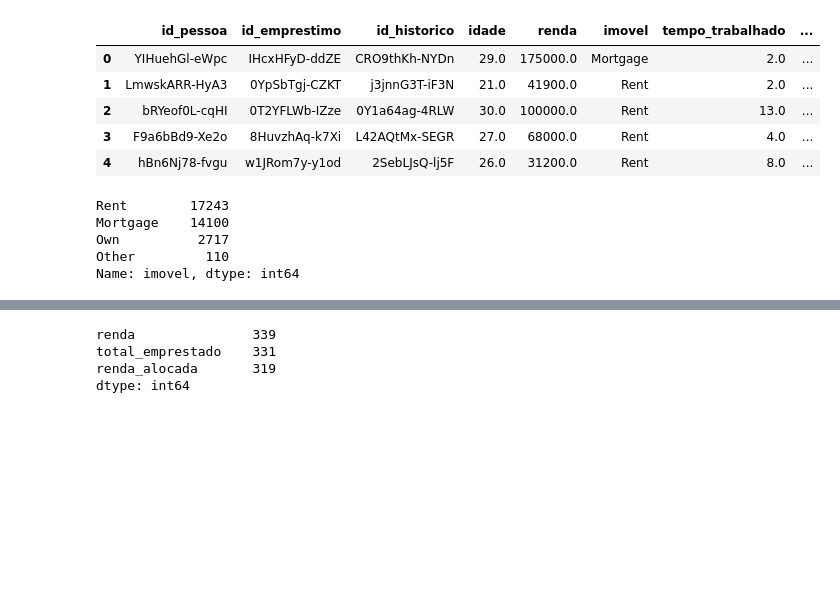
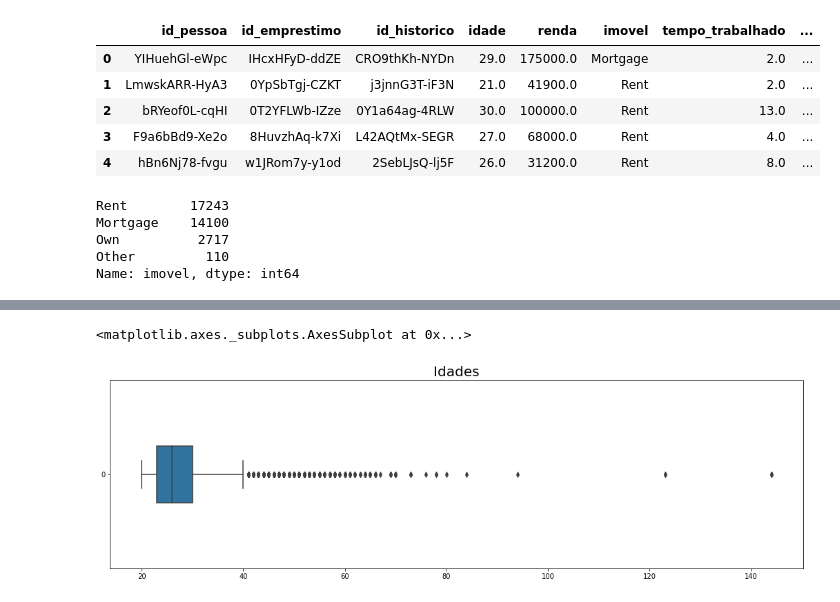
Before and after one commit to andreggalvao/Challenge-Data-Science-1ed, a Jupyter notebook: Challenge_dados_semana2.ipynb, the cells around one changed output, grey strips where cells are left out. Saved outputs shown, nothing was run; the diff lists cells and outputs as text; code cells hidden in the pictures; blank space fills up the shorter version.

```diff
--- a/Challenge_dados_semana2.ipynb
+++ b/Challenge_dados_semana2.ipynb
@@ -198,7 +163,0 @@ dados_original
-# %%
-dados[['renda', 'total_emprestado', 'renda_alocada']].isnull().sum()
-# %% [output]
-renda               339
-total_emprestado    331
-renda_alocada       319
-dtype: int64
@@ -204,0 +168,8 @@ dtype: int64
+# %%
+ax = sns.boxplot(data = dados.idade, orient = 'h', width = 0.3)
+ax.figure.set_size_inches(18, 5)
+ax.set_title('Idades', fontsize=20)
+ax
+# %% [output]
+<matplotlib.axes._subplots.AxesSubplot at 0x...>
+[figure, added]
```
Also changed, not shown: parts of 28 cells of this notebook.
